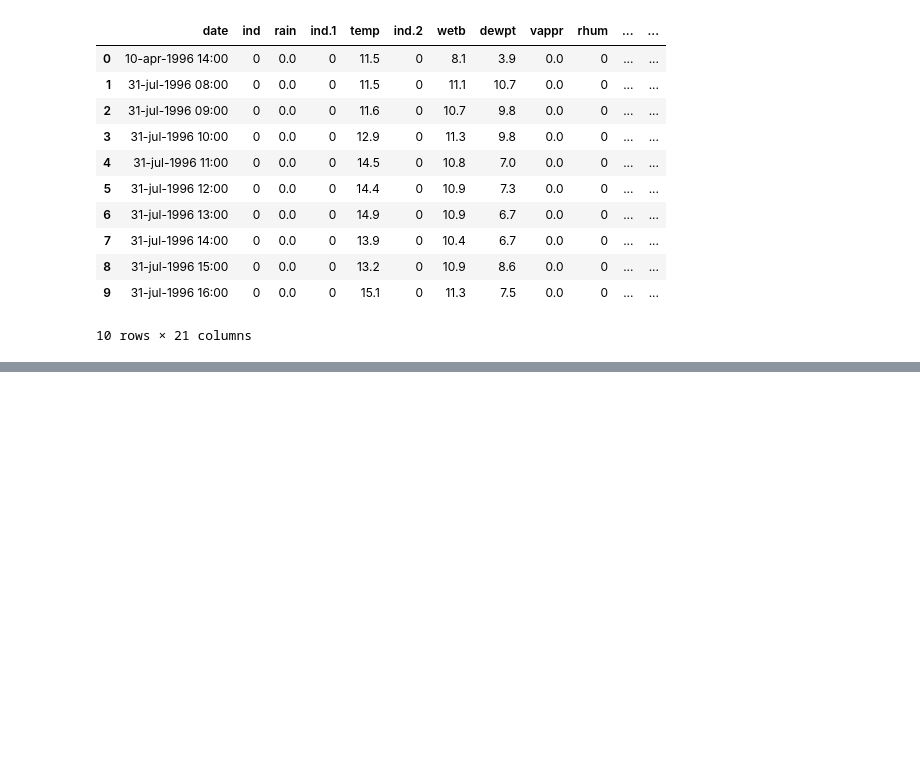
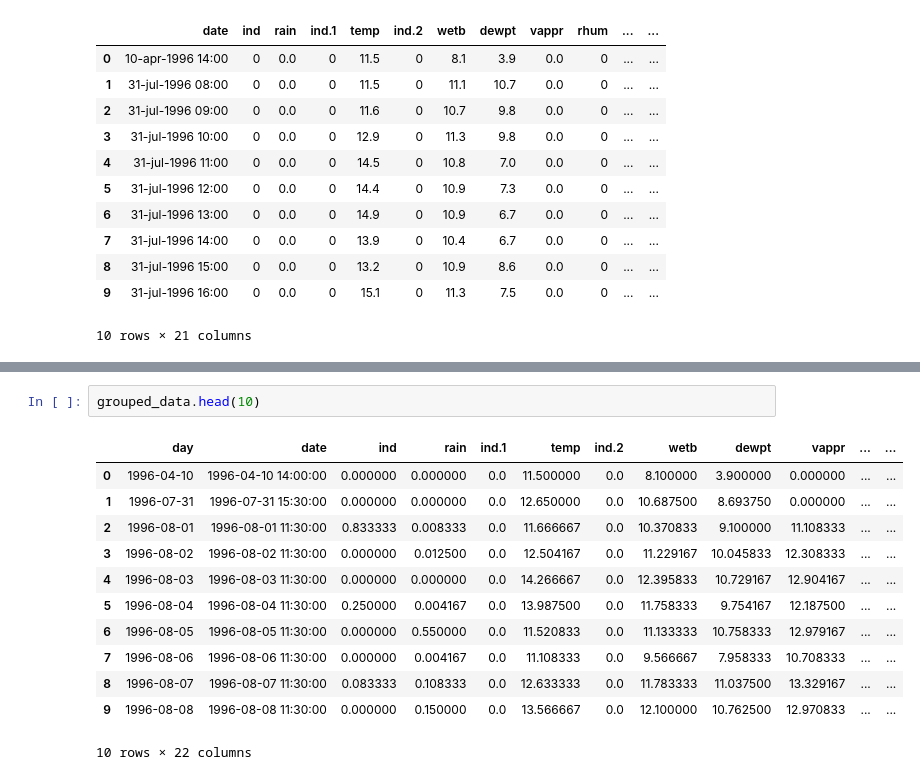
Before and after one commit to Sxnds01/PFDA-assignments, a Jupyter notebook: assignment_6_weather.ipynb, the cells around one changed output, grey strips where cells are left out. Drawn from its saved outputs; the diff is of its cells as text; blank space fills up the shorter version.

```diff
--- a/assignment_6_weather.ipynb
+++ b/assignment_6_weather.ipynb
@@ -20,0 +216,15 @@ df.head(10)
+# %%
+grouped_data.head(10)
+# %% [output]
+|  | day | date | ind | rain | ind.1 | temp | ind.2 | wetb | dewpt | vappr | ... | ... |
+| 0 | 1996-04-10 | 1996-04-10 14:00:00 | 0.000000 | 0.000000 | 0.0 | 11.500000 | 0.0 | 8.100000 | 3.900000 | 0.000000 | ... | ... |
+| 1 | 1996-07-31 | 1996-07-31 15:30:00 | 0.000000 | 0.000000 | 0.0 | 12.650000 | 0.0 | 10.687500 | 8.693750 | 0.000000 | ... | ... |
+| 2 | 1996-08-01 | 1996-08-01 11:30:00 | 0.833333 | 0.008333 | 0.0 | 11.666667 | 0.0 | 10.370833 | 9.100000 | 11.108333 | ... | ... |
+| 3 | 1996-08-02 | 1996-08-02 11:30:00 | 0.000000 | 0.012500 | 0.0 | 12.504167 | 0.0 | 11.229167 | 10.045833 | 12.308333 | ... | ... |
+| 4 | 1996-08-03 | 1996-08-03 11:30:00 | 0.000000 | 0.000000 | 0.0 | 14.266667 | 0.0 | 12.395833 | 10.729167 | 12.904167 | ... | ... |
+| 5 | 1996-08-04 | 1996-08-04 11:30:00 | 0.250000 | 0.004167 | 0.0 | 13.987500 | 0.0 | 11.758333 | 9.754167 | 12.187500 | ... | ... |
+| 6 | 1996-08-05 | 1996-08-05 11:30:00 | 0.000000 | 0.550000 | 0.0 | 11.520833 | 0.0 | 11.133333 | 10.758333 | 12.979167 | ... | ... |
+| 7 | 1996-08-06 | 1996-08-06 11:30:00 | 0.000000 | 0.004167 | 0.0 | 11.108333 | 0.0 | 9.566667 | 7.958333 | 10.708333 | ... | ... |
+| 8 | 1996-08-07 | 1996-08-07 11:30:00 | 0.083333 | 0.108333 | 0.0 | 12.633333 | 0.0 | 11.783333 | 11.037500 | 13.329167 | ... | ... |
+| 9 | 1996-08-08 | 1996-08-08 11:30:00 | 0.000000 | 0.150000 | 0.0 | 13.566667 | 0.0 | 12.100000 | 10.762500 | 12.970833 | ... | ... |
+10 rows × 22 columns
```
Also changed, not shown: parts of 21 cells of this notebook.
